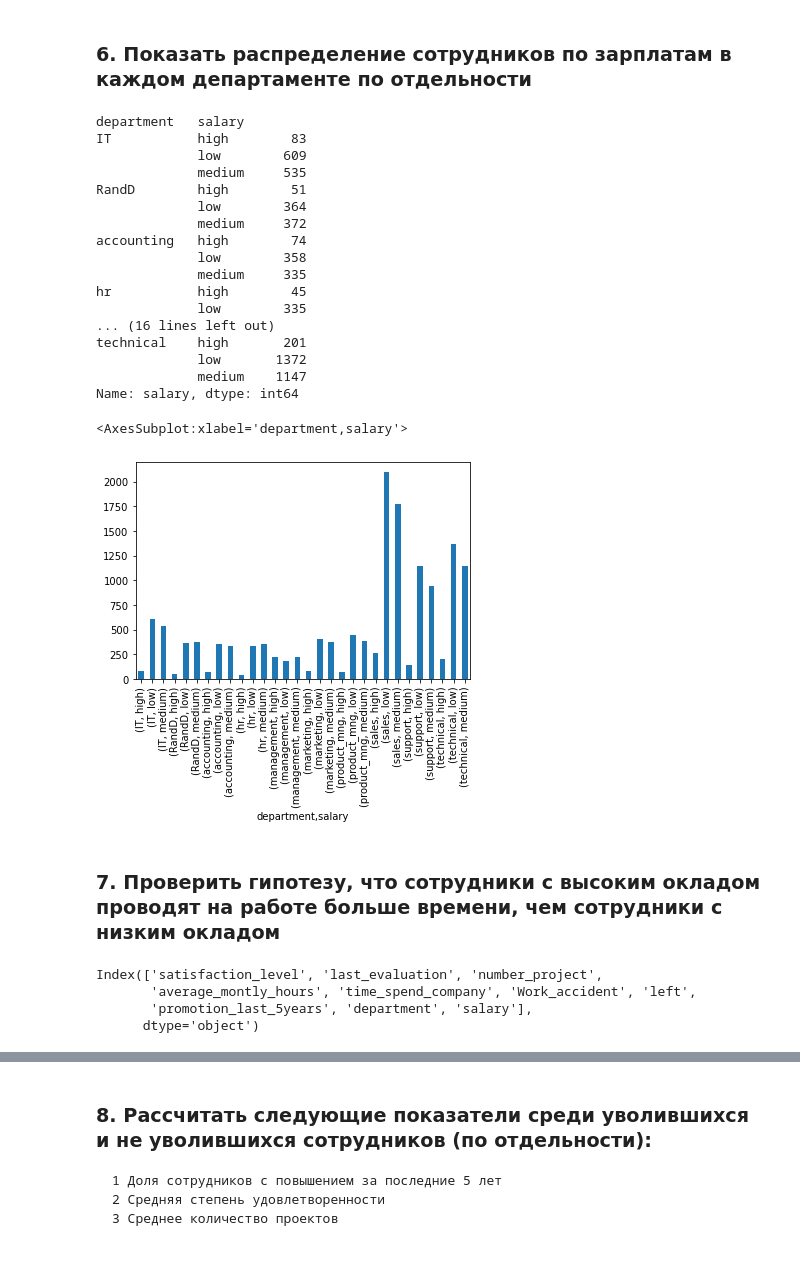
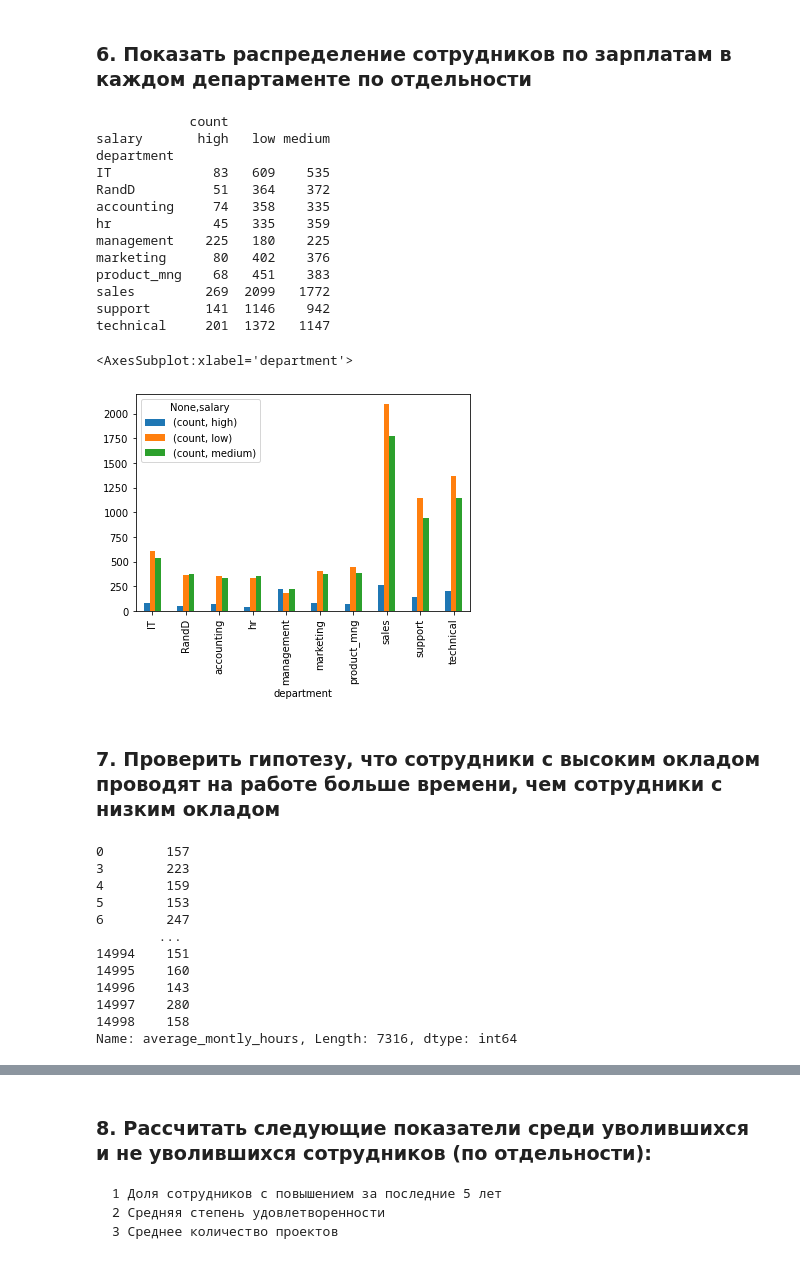
Before and after one commit to GezhinOleg/Diplom_PyDa, a Jupyter notebook: diplom.ipynb, the cells around one changed output, grey strips where cells are left out. Saved outputs shown, nothing was run; the diff lists cells and outputs as text; code cells hidden in the pictures.

```diff
--- a/diplom.ipynb
+++ b/diplom.ipynb
@@ -288,36 +291,41 @@ data.groupby(['salary'])['salary'].count().plot(kind='bar',
 # %% [markdown]
 ### 6. Показать распределение сотрудников по зарплатам в каждом департаменте по отдельности
 # %%
-s_data = data.groupby(['department', 'salary'])['salary'].count()
-s_data.values
-print(s_data)
-s_data.plot(kind='bar')
+s_data = data.groupby(['department', 'salary'])[['satisfaction_level']].count()
+s_data.columns = ['count']
+print(s_data.unstack())
+s_data.unstack().plot(kind='bar')
 # %% [output]
-department   salary
-IT           high        83
-             low        609
-             medium     535
-RandD        high        51
-             low        364
-             medium     372
-accounting   high        74
-             low        358
-             medium     335
-hr           high        45
-             low        335
-... (16 lines left out)
-technical    high       201
-             low       1372
-             medium    1147
-Name: salary, dtype: int64
+            count
+salary       high   low medium
+department
+IT             83   609    535
+RandD          51   364    372
+accounting     74   358    335
+hr             45   335    359
+management    225   180    225
+marketing      80   402    376
+product_mng    68   451    383
+sales         269  2099   1772
+support       141  1146    942
+technical     201  1372   1147
-<AxesSubplot:xlabel='department,salary'>
+<AxesSubplot:xlabel='department'>
-[figure, old version]
+[figure, new version]
 # %% [markdown]
 ### 7. Проверить гипотезу, что сотрудники с высоким окладом проводят на работе больше времени, чем сотрудники с низким окладом
-# %%
-data.columns
-# %% [output]
-Index(['satisfaction_level', 'last_evaluation', 'number_project',
-       'average_montly_hours', 'time_spend_company', 'Work_accident', 'left',
-       'promotion_last_5years', 'department', 'salary'],
-      dtype='object')
+# %%
+df_low = data[data['salary'] == 'low']['average_montly_hours']
+df_low
+# %% [output]
+0        157
+3        223
+4        159
+5        153
+6        247
+        ...
+14994    151
+14995    160
+14996    143
+14997    280
+14998    158
+Name: average_montly_hours, Length: 7316, dtype: int64
```
Also changed, not shown: parts of 6 cells of this notebook.
